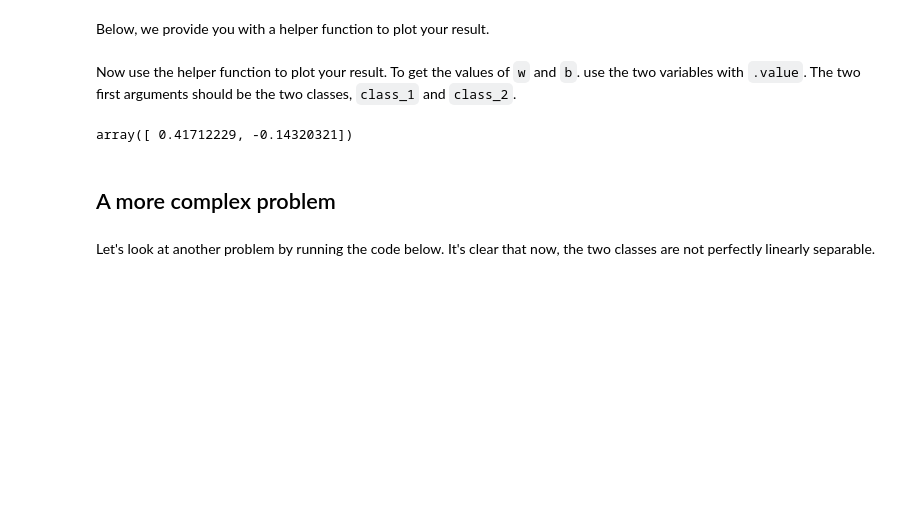
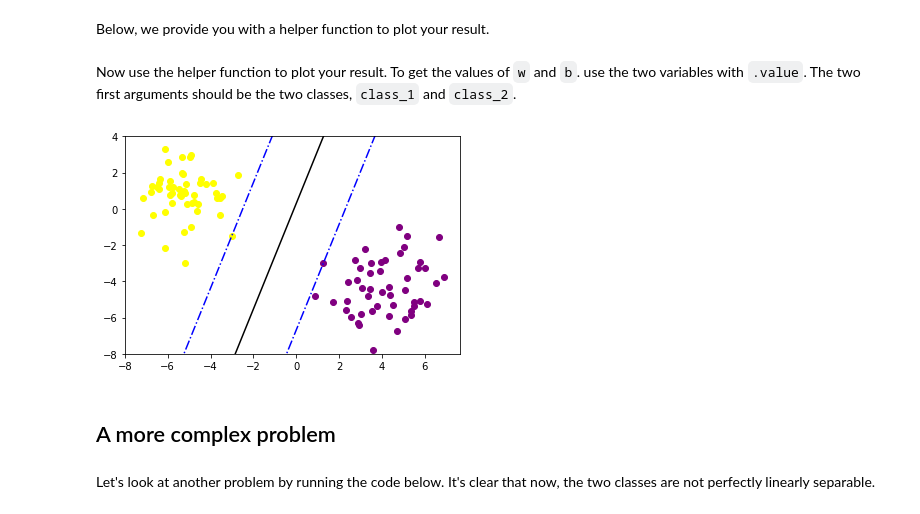
Before and after one commit to znob/dsc-3-33-03-building-an-svm-from-scratch-lab-nyc-career-ds-102218, a Jupyter notebook: index.ipynb, the cells around one changed output. Cells and saved outputs as stored; diff of their text form; code cells hidden in the pictures; blank space fills up the shorter version.

```diff
--- a/index.ipynb
+++ b/index.ipynb
@@ -137,10 +137,9 @@ Now use the helper function to plot your result. To get the values of `w` and `b
 w=w.value
 b=b.value
 # %%
-w
-# plotBoundaries(class_1,class_2,w,b)
+plotBoundaries(class_1,class_2,w,b)
 # %% [output]
-array([ 0.41712229, -0.14320321])
+[figure, added]
 # %% [markdown]
 ## A more complex problem
 # %% [markdown]
```
